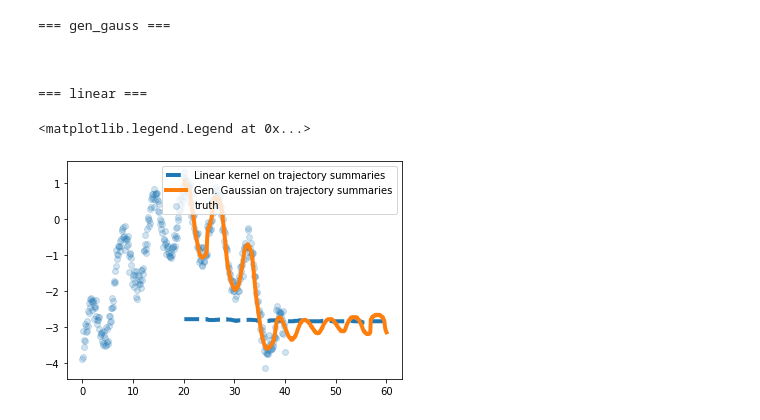
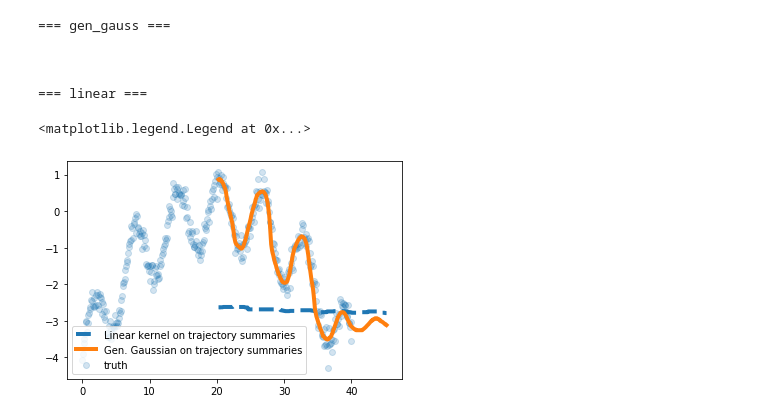
Before and after one commit to zalandoresearch/JaxRK, a Jupyter notebook: examples/Process_kernels_experiments.ipynb, the cells around one changed output. Cells and saved outputs as stored; diff of their text form; code cells hidden in the pictures.

```diff
--- a/examples/Process_kernels_experiments.ipynb
+++ b/examples/Process_kernels_experiments.ipynb
@@ -105,13 +109,8 @@ def rollout():
     for (use_inner, cmo) in [ ("gen_gauss", cmo_gg), ("linear", cmo_lin),]:
         print("\n===", use_inner, "===\n\n")
         invec_inf = SpVec(in_kern, np.hstack((x[:200], y[:200])), np.array([200]), use_subtrajectories = False, use_inner=use_inner) #initial observed trajectory/warmup
-        cur_ro = RolloutSpVec(cmo, invec_inf, 1)
-        rval = []
-        for i in tqdm(range(1, 400)):
-            new_point = cur_ro.current_outp_emb.point_representant()
-            rval.append(new_point)
-            cur_ro.update(new_point)
-        samps[use_inner] = rval
+        cur_ro = RolloutSp(cmo, invec_inf, 1, idx_ro = RolloutIdx(x[201], example=x))
+        samps[use_inner] = cur_ro.rollout(250)
     return samps
 pr = profile.Profile()
 pr.enable()
@@ -124,18 +123,19 @@ pr.disable()
 
 === linear ===
 # %%
+
 mdist = np.mean(x.flatten()[1:] - x.flatten()[:-1])
 newlen = 200 + y.size
 newx = np.arange(newlen) * mdist
 #pl.plot(x.flatten()[200:],samps["poly"][:200], ".-", label = "poly")
 #pl.fill_between(range(300), rv.mean(0)-rv.std(0), rv.mean(0)+rv.std(0), alpha=0.5)
 pl.scatter(x.flatten(), y.flatten(), label="truth", alpha=0.2)
-pl.plot(newx[201:], samps["linear"], "--", linewidth=4, label = "Linear kernel on trajectory summaries")
-pl.plot(newx[201:], samps["gen_gauss"], "", linewidth=4, label = "Gen. Gaussian on trajectory summaries")
+pl.plot(*samps["linear"], "--", linewidth=4, label = "Linear kernel on trajectory summaries")
+pl.plot(*samps["gen_gauss"], "", linewidth=4, label = "Gen. Gaussian on trajectory summaries")
 pl.legend(loc="best")
 # %% [output]
 <matplotlib.legend.Legend at 0x...>
-[figure, old version]
+[figure, new version]
 # %%
 #overfit test
 from data import Traffic
```
Also changed, not shown: parts of 9 cells of this notebook, 5 other files.
